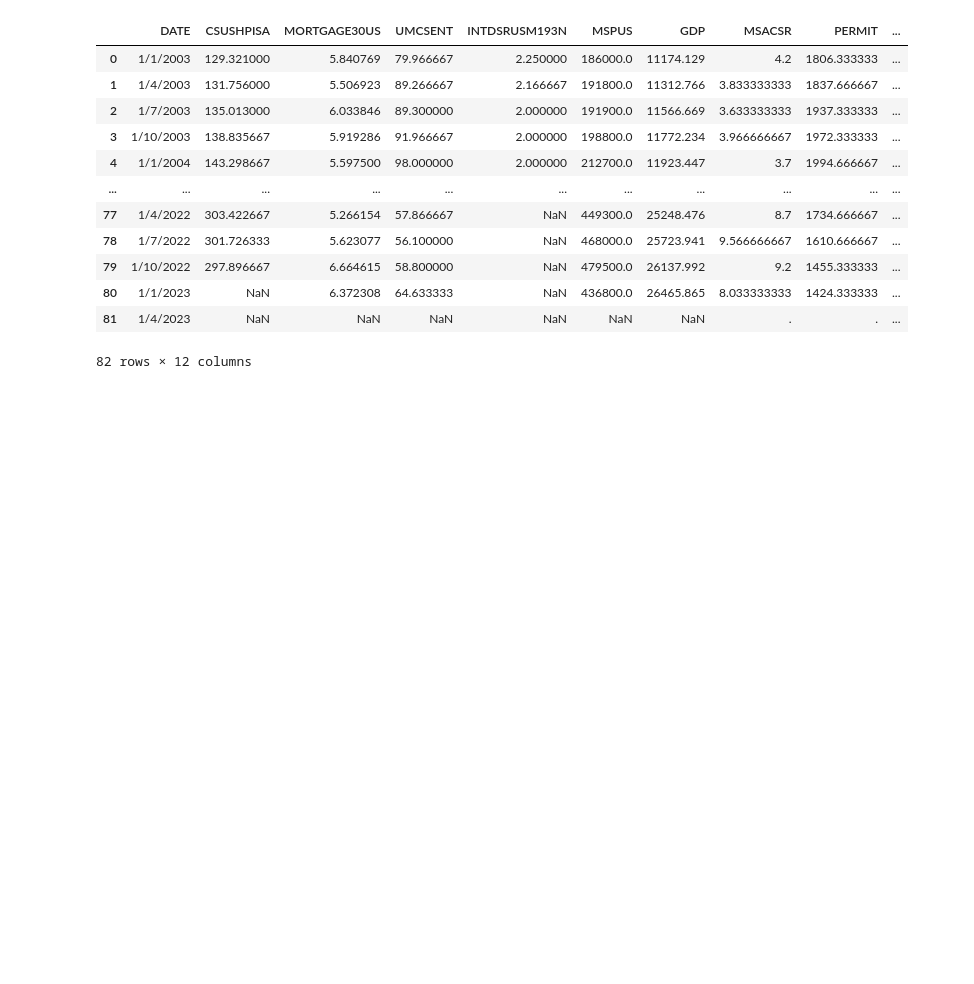
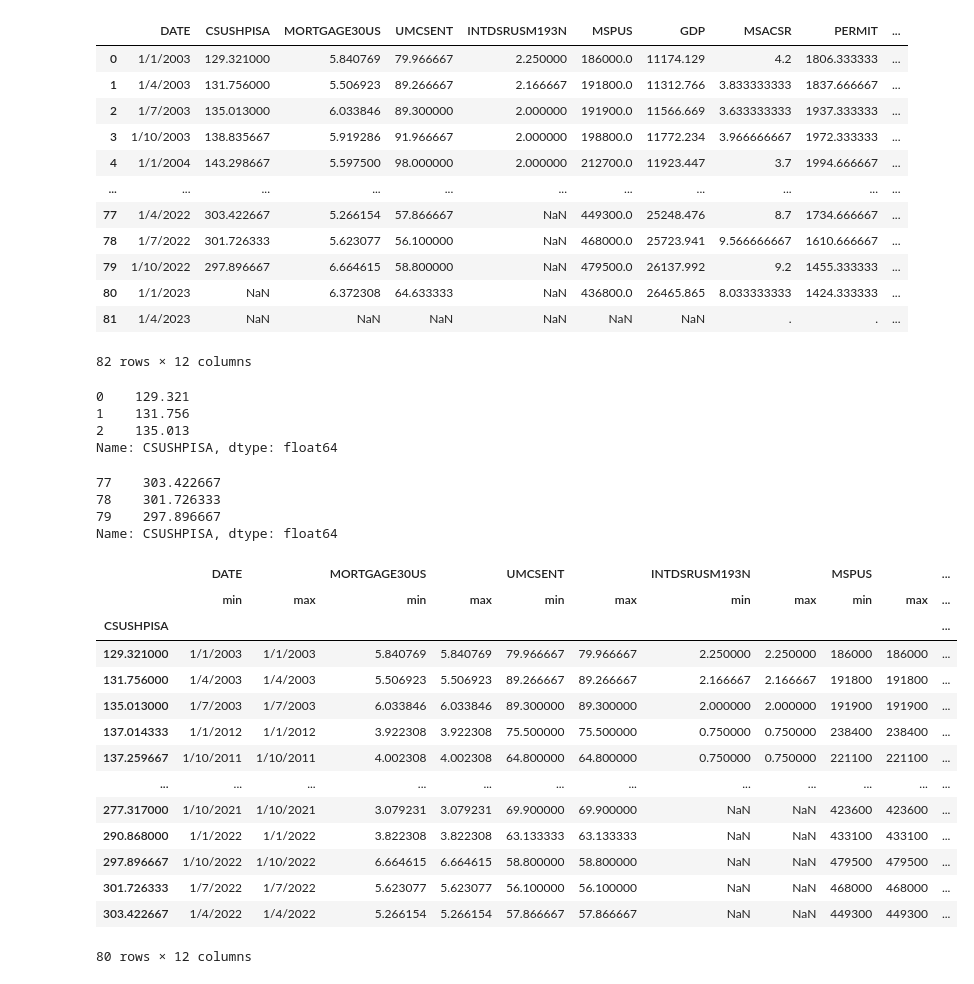
Before and after one commit to jmccahill5/datman, a Jupyter notebook: PS2.ipynb, the cells around one changed output. Drawn from its saved outputs; the diff is of its cells as text; code cells hidden in the pictures; blank space fills up the shorter version.

```diff
--- a/PS2.ipynb
+++ b/PS2.ipynb
@@ -137,3 +141,17 @@ mergedOuter
 | 80 | 1/1/2023 | NaN | 6.372308 | 64.633333 | NaN | 436800.0 | 26465.865 | 8.033333333 | 1424.333333 | ... |
 | 81 | 1/4/2023 | NaN | NaN | NaN | NaN | NaN | NaN | . | . | ... |
 82 rows × 12 columns
+# %%
+dat["CSUSHPISA"][0:3] #slice
+# %% [output]
+0    129.321
+1    131.756
+2    135.013
+Name: CSUSHPISA, dtype: float64
+# %%
+dat["CSUSHPISA"][77:80]
+# %% [output]
+77    303.422667
+78    301.726333
+79    297.896667
+Name: CSUSHPISA, dtype: float64
@@ -139,0 +160,18 @@ mergedOuter
+# %%
+dat.groupby('CSUSHPISA').agg(['min', 'max'])
+# %% [output]
+|  | DATE |  | MORTGAGE30US |  | UMCSENT |  | INTDSRUSM193N |  | MSPUS |  | ... |
+|  | min | max | min | max | min | max | min | max | min | max | ... |
+| CSUSHPISA |  |  |  |  |  |  |  |  |  |  | ... |
+| 129.321000 | 1/1/2003 | 1/1/2003 | 5.840769 | 5.840769 | 79.966667 | 79.966667 | 2.250000 | 2.250000 | 186000 | 186000 | ... |
+| 131.756000 | 1/4/2003 | 1/4/2003 | 5.506923 | 5.506923 | 89.266667 | 89.266667 | 2.166667 | 2.166667 | 191800 | 191800 | ... |
+| 135.013000 | 1/7/2003 | 1/7/2003 | 6.033846 | 6.033846 | 89.300000 | 89.300000 | 2.000000 | 2.000000 | 191900 | 191900 | ... |
+| 137.014333 | 1/1/2012 | 1/1/2012 | 3.922308 | 3.922308 | 75.500000 | 75.500000 | 0.750000 | 0.750000 | 238400 | 238400 | ... |
+| 137.259667 | 1/10/2011 | 1/10/2011 | 4.002308 | 4.002308 | 64.800000 | 64.800000 | 0.750000 | 0.750000 | 221100 | 221100 | ... |
+| ... | ... | ... | ... | ... | ... | ... | ... | ... | ... | ... | ... |
+| 277.317000 | 1/10/2021 | 1/10/2021 | 3.079231 | 3.079231 | 69.900000 | 69.900000 | NaN | NaN | 423600 | 423600 | ... |
+| 290.868000 | 1/1/2022 | 1/1/2022 | 3.822308 | 3.822308 | 63.133333 | 63.133333 | NaN | NaN | 433100 | 433100 | ... |
+| 297.896667 | 1/10/2022 | 1/10/2022 | 6.664615 | 6.664615 | 58.800000 | 58.800000 | NaN | NaN | 479500 | 479500 | ... |
+| 301.726333 | 1/7/2022 | 1/7/2022 | 5.623077 | 5.623077 | 56.100000 | 56.100000 | NaN | NaN | 468000 | 468000 | ... |
+| 303.422667 | 1/4/2022 | 1/4/2022 | 5.266154 | 5.266154 | 57.866667 | 57.866667 | NaN | NaN | 449300 | 449300 | ... |
+80 rows × 12 columns
```
Also changed, not shown: parts of 15 cells of this notebook.
